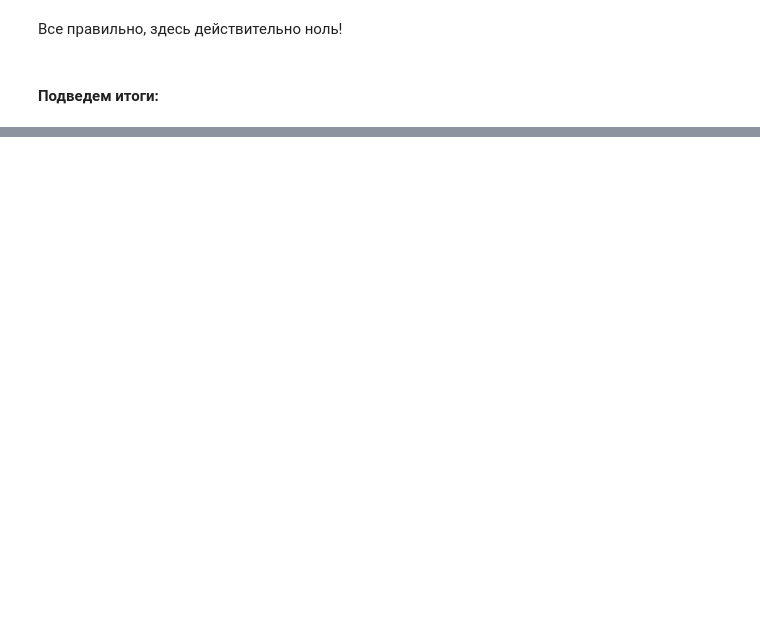
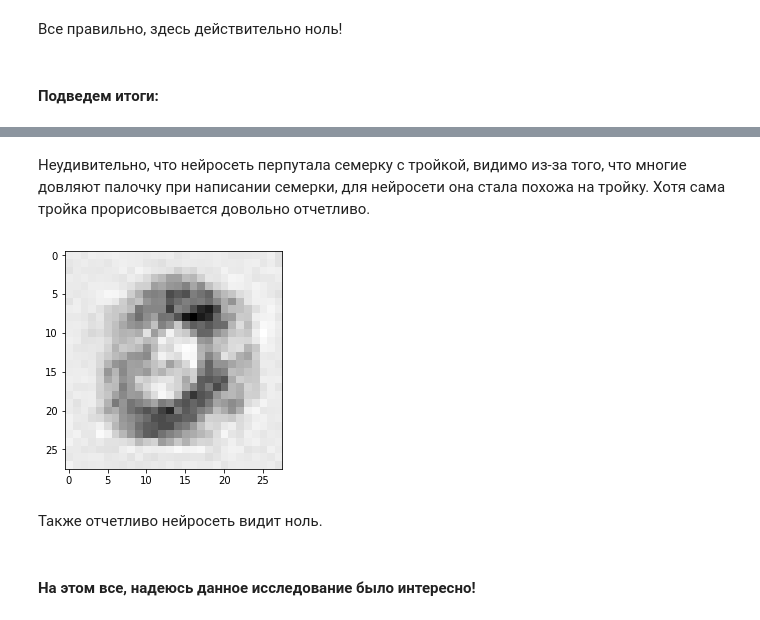
Before and after one commit to AndrewLrrr/neural-network, a Jupyter notebook: mnist/mnist_classification.ipynb, the cells around one changed output, grey strips where cells are left out. Cells and saved outputs as stored; diff of their text form; code cells hidden in the pictures; blank space fills up the shorter version.

```diff
--- a/mnist/mnist_classification.ipynb
+++ b/mnist/mnist_classification.ipynb
@@ -568,0 +593,11 @@ show_predictions(nn.predict(image_to_input_list('images/zero.jpg')))
+# %% [markdown]
+Неудивительно, что нейросеть перпутала семерку с тройкой, видимо из-за того, что многие довляют палочку при написании семерки, для нейросети она стала похожа на тройку. Хотя сама тройка прорисовывается довольно отчетливо.
+# %%
+img_data = nn.back_query(get_ideal_number_weights(0))
+plt.imshow(img_data.reshape(28,28), cmap='Greys', interpolation='None');
+# %% [output]
+[figure, added]
+# %% [markdown]
+Также отчетливо нейросеть видит ноль.
+# %% [markdown]
+#### На этом все, надеюсь данное исследование было интересно!
```
Also changed, not shown: parts of 10 cells of this notebook, 3 other files.
